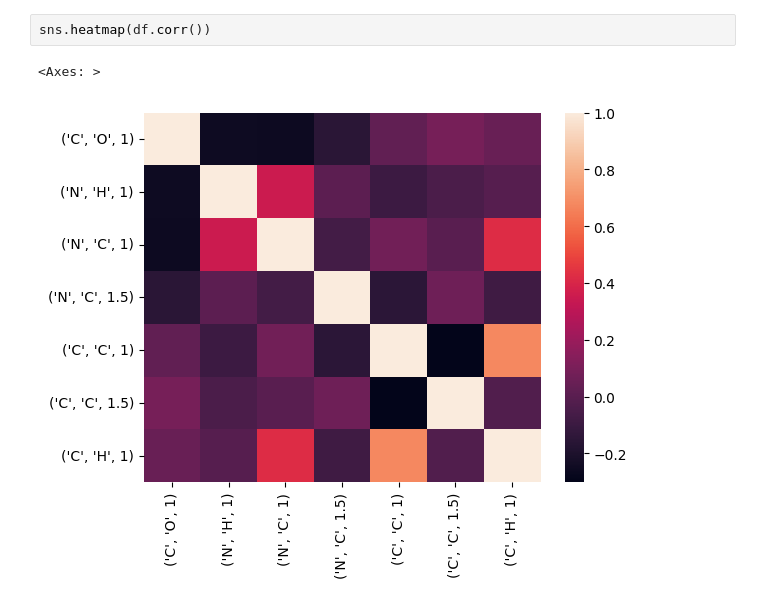
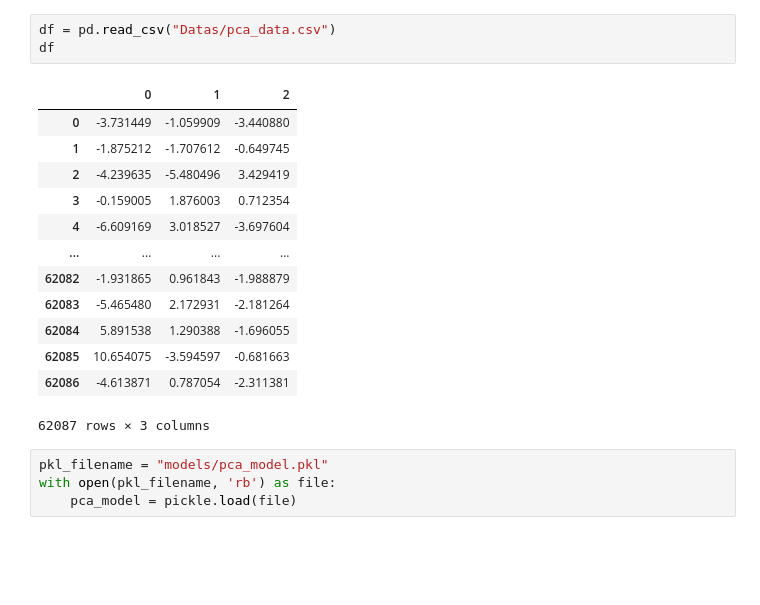
Before and after one commit to Evintkoo/Functional-Group-Analysis, a Jupyter notebook: Atomic-Bond/4-clustering.ipynb, the cells around one changed output. Cells and saved outputs as stored; diff of their text form; blank space fills up the shorter version.

```diff
--- a/Atomic-Bond/4-clustering.ipynb
+++ b/Atomic-Bond/4-clustering.ipynb
@@ -15,5 +11,21 @@ print(df.shape)
-# %%
-sns.heatmap(df.corr())
-# %% [output]
-<Axes: >
-[figure, removed]
+# %%
+df = pd.read_csv("Datas/pca_data.csv")
+df
+# %% [output]
+|  | 0 | 1 | 2 |
+| 0 | -3.731449 | -1.059909 | -3.440880 |
+| 1 | -1.875212 | -1.707612 | -0.649745 |
+| 2 | -4.239635 | -5.480496 | 3.429419 |
+| 3 | -0.159005 | 1.876003 | 0.712354 |
+| 4 | -6.609169 | 3.018527 | -3.697604 |
+| ... | ... | ... | ... |
+| 62082 | -1.931865 | 0.961843 | -1.988879 |
+| 62083 | -5.465480 | 2.172931 | -2.181264 |
+| 62084 | 5.891538 | 1.290388 | -1.696055 |
+| 62085 | 10.654075 | -3.594597 | -0.681663 |
+| 62086 | -4.613871 | 0.787054 | -2.311381 |
+62087 rows × 3 columns
+# %%
+pkl_filename = "models/pca_model.pkl"
+with open(pkl_filename, 'rb') as file:
+    pca_model = pickle.load(file)
```
Also changed, not shown: parts of 12 cells of this notebook, 22 other files.
